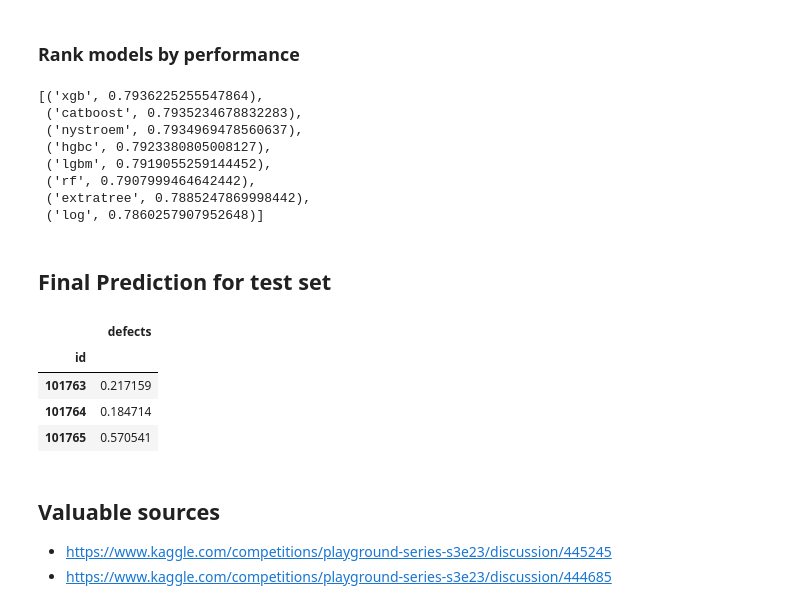
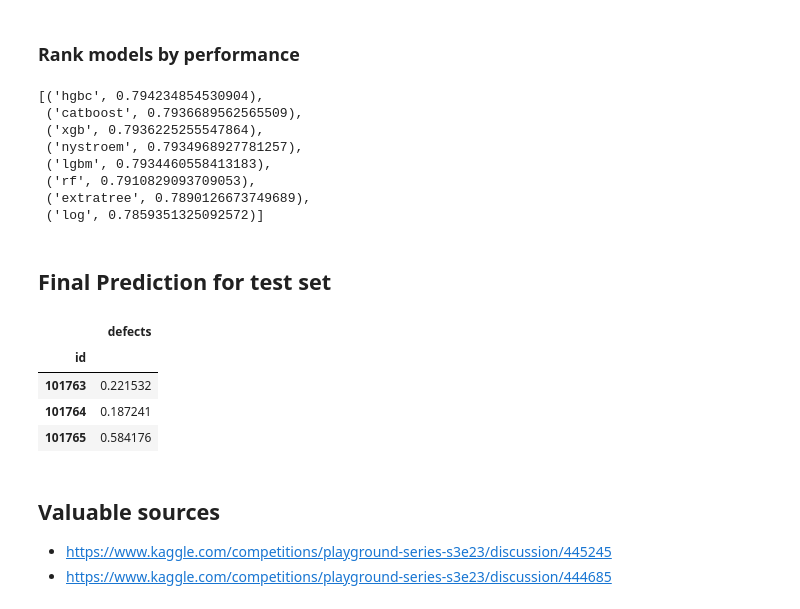
Before and after one commit to incardo/kaggle-playground, a Jupyter notebook: Binary-Classification_Software_Defects_Dataset/eda_software_defects.ipynb, the cells around one changed output. Cells and saved outputs as stored; diff of their text form; code cells hidden in the pictures.

Commit message:
final ensambling with optimized parameters

```diff
--- a/Binary-Classification_Software_Defects_Dataset/eda_software_defects.ipynb
+++ b/Binary-Classification_Software_Defects_Dataset/eda_software_defects.ipynb
@@ -803,9 +709,9 @@ Running fold  4
 # %%
 class_weights = {0: 0.773, 1: 0.227}
 lgbm_params = { 'boosting_type':'gbdt',
-              'num_leaves':31,
-              'learning_rate':0.01,
-              'n_estimators':100,
+              'num_leaves':17,
+              'learning_rate':0.013240041792690652,
+              'n_estimators':431,
               'max_depth':-1,
               'random_state':42,
               'class_weight':class_weights
@@ -882,13 +788,12 @@ if OPTUNA:
 #### Single Execution
 # %%
 class_weights = {0: 0.773, 1: 0.227}
-hgbc_params = {
-            # 'max_iter':10,
-            #   'learning_rate':0.01,
-            #   'max_depth':10,
-              'random_state':42,
-            #   'class_weights':class_weights
-              }
+
+hgbc_params =  {'max_iter': 477,
+                'learning_rate': 0.04584446359126259,
+                'max_depth': 3,
+                'l2_regularization': 0.0822627761827129,
+                'random_state':42,}
 
 def hgbc_predictions(train_X, train_y, val_X, val_y, hgbc_params):
 
@@ -1005,14 +910,14 @@ val_predictions_roc = {'xgb':roc_auc_score(val_y,xgb_predictions),
 val_predictions_roc = sorted(val_predictions_roc.items(), key=lambda x:x[1],  reverse=True)
 val_predictions_roc
 # %% [output]
-[('xgb', 0.7936225255547864),
- ('catboost', 0.7935234678832283),
- ('nystroem', 0.7934969478560637),
- ('hgbc', 0.7923380805008127),
- ('lgbm', 0.7919055259144452),
- ('rf', 0.7907999464642442),
- ('extratree', 0.7885247869998442),
- ('log', 0.7860257907952648)]
+[('hgbc', 0.794234854530904),
+ ('catboost', 0.7936689562565509),
+ ('xgb', 0.7936225255547864),
+ ('nystroem', 0.7934968927781257),
+ ('lgbm', 0.7934460558413183),
+ ('rf', 0.7910829093709053),
+ ('extratree', 0.7890126673749689),
+ ('log', 0.7859351325092572)]
 # %% [markdown]
 ## Final Prediction for test set
 # %%
@@ -1026,36 +931,36 @@ extratree_predictions = extratree_model.predict_proba(X_test)[:,1]
 
 scaler = StandardScaler()
 X_train_scaled = scaler.fit_transform(train_X.copy())
 X_test_scaled = scaler.transform(X_test.copy())
 n_components = 100  # You can adjust this based on your dataset and computational resources
 nystroem = Nystroem(kernel='rbf', n_components=n_components, random_state=42)
 X_train_nystroem = nystroem.fit_transform(X_train_scaled)
 X_test_nystroem = nystroem.transform(X_test_scaled)
 nystroem_logistic_predictions = nystroem_logistic_model.predict_proba(X_test_nystroem)[:,1]
 
 catbost_classifier_predictions = catboost_model.predict_proba(X_test)[:,1]
 lgbm_classifier_predictions = lgbm_model.predict_proba(X_test)[:,1]
 hgbc_classifier_predictions = hgbc_model.predict_proba(X_test)[:,1]
 
 
 final_prediction = 0.20 * xgb_predictions + \
                    0.20 * catbost_classifier_predictions + \
                    0.20 * nystroem_logistic_predictions + \
                    0.15 * hgbc_classifier_predictions + \
-                   0.10 * lgbm_classifier_predictions + \
-                   0.10 * rf_predictions + \
+                   0.15 * lgbm_classifier_predictions + \
+                   0.05 * rf_predictions + \
                    0.05 * extratree_predictions
 
 #final_prediction = lgbm_classifier_predictions
 
 # Save predicted results to the competition submission format.
 submission = pd.DataFrame({'id':test_data.index, 'defects':final_prediction})
 submission = submission.set_index(keys="id")
 submission.head(3)
 # %% [output]
 |  | defects |
 | id |  |
-| 101763 | 0.217159 |
-| 101764 | 0.184714 |
-| 101765 | 0.570541 |
+| 101763 | 0.221532 |
+| 101764 | 0.187241 |
+| 101765 | 0.584176 |
 # %%
```
Also changed, not shown: parts of 9 cells of this notebook, 1 other file.
